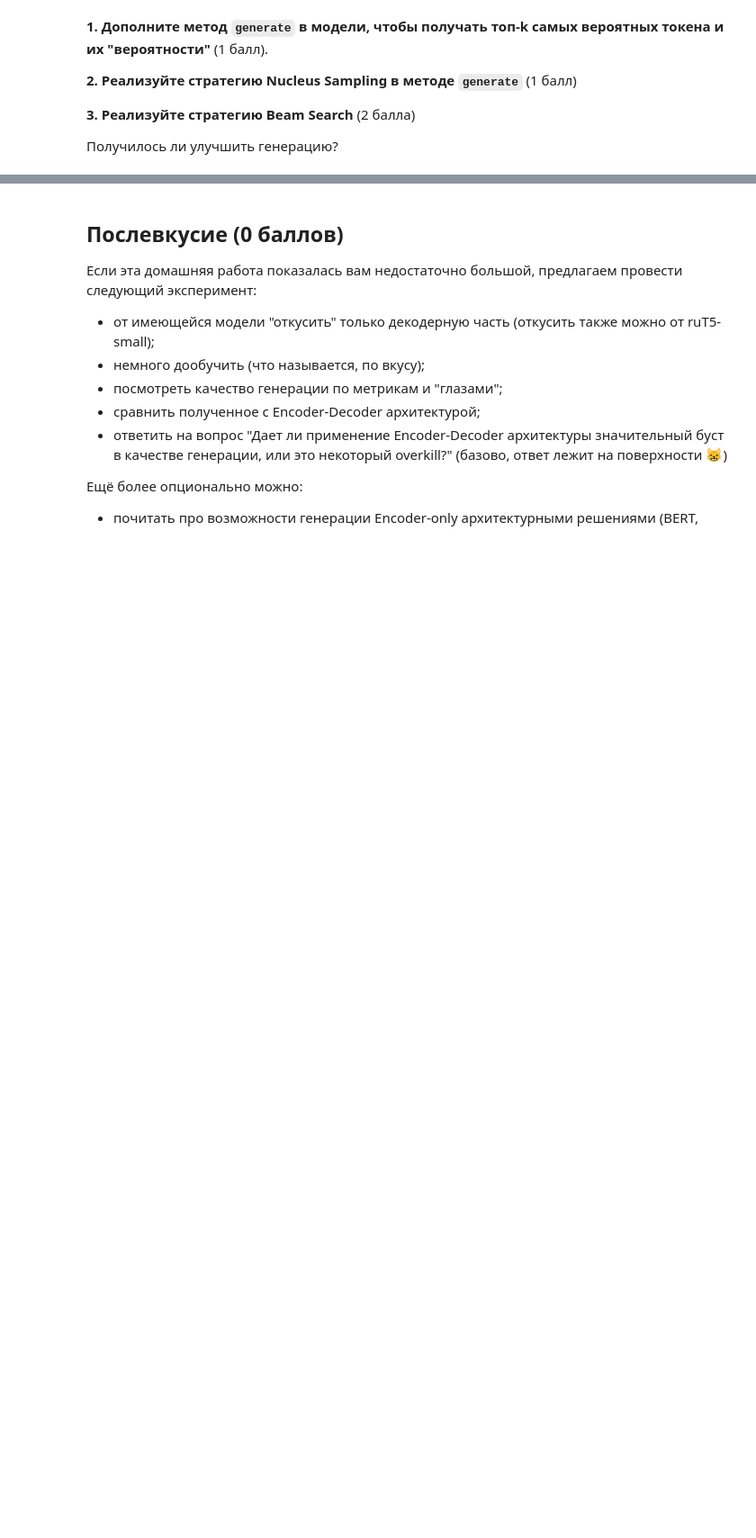
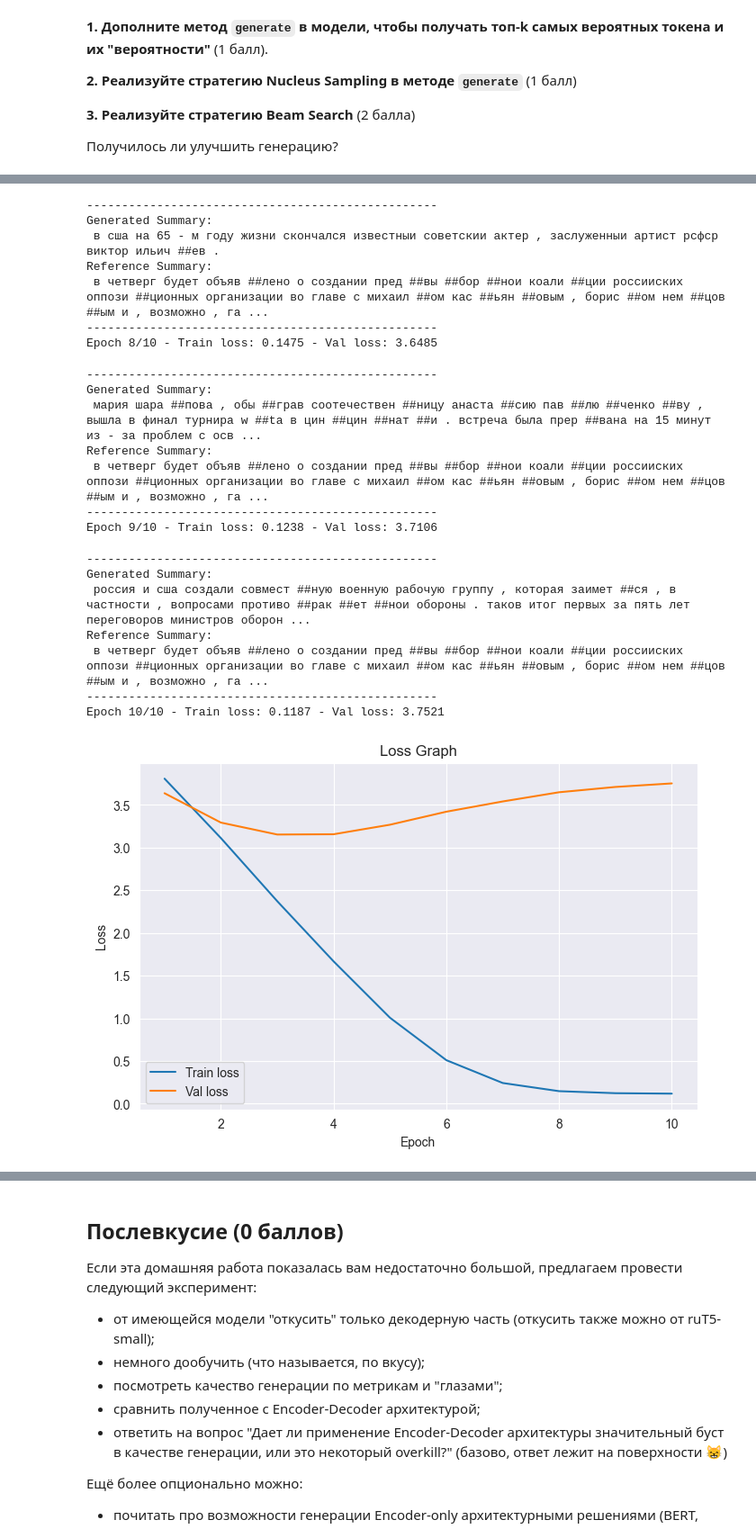
Before and after one commit to Pixel-Pirate-Coder/HW1_Gen, a Jupyter notebook: HW_1 Gen Vasilenko P.O.ipynb, the cells around one changed output, grey strips where cells are left out. Shown: that part at 90% size. Saved outputs shown, nothing was run; the diff lists cells and outputs as text; code cells hidden in the pictures; blank space fills up the shorter version.

```diff
--- a/HW_1 Gen Vasilenko P.O.ipynb
+++ b/HW_1 Gen Vasilenko P.O.ipynb
@@ -831,12 +839,4 @@ tokenizer.save_pretrained("./bert_tokenizer")
 # %%
-from transformers import AutoTokenizer
-
-model_name = 'deepvk/bert-base-uncased'
-model = BertSummarizer(bert_model_name=model_name)
-model.load_state_dict(torch.load('./bert.pth', weights_only=True))
-model.eval()
-tokenizer = AutoTokenizer.from_pretrained("./trained_model_bert_tokenizer")
-
 eval_data_sample = next(iter(eval_dataloader))
 generated_summary = model.generate(eval_data_sample["text_tokenized"]["input_ids"][:1].to("cuda"), eval_data_sample["text_tokenized"]["attention_mask"][:1].to("cuda"), tokenizer)
-reference_summary = eval_data_sample["summary"][:1]
+reference_summary = eval_data_sample["summary"][:1][0]
@@ -850,16 +851,17 @@ reference_summary = eval_data_sample["summary"][:1]
 # %%
-!pip install sentencepiece
 from transformers import MT5ForConditionalGeneration, MT5Tokenizer
+import torch
 
-model_name_mt5 = "cointegrated/rut5-small"  # Make sure this model is indeed an mT5 model
+model_name_mt5 = "cointegrated/rut5-small"
 model_mt5 = MT5ForConditionalGeneration.from_pretrained(model_name_mt5)
 tokenizer_mt5 = MT5Tokenizer.from_pretrained(model_name_mt5)
-model_mt5 = model_mt5.to("cuda")
+device = torch.device('cuda' if torch.cuda.is_available() else 'cpu')
+model_mt5 = model_mt5.to(device)
 
-input_text = f"Суммаризируй: {reference_summary}"
+text = eval_data_sample["text"][:1][0]
+input_text = f"Суммаризируй: {text}"
 
-input_ids = tokenizer(input_text, return_tensors="pt").input_ids
+input_ids = tokenizer_mt5(input_text, return_tensors="pt").input_ids.to(device)
 output = model_mt5.generate(input_ids, max_length=100, num_beams=4, early_stopping=True)
+
 summary_t5 = tokenizer_mt5.decode(output[0], skip_special_tokens=True)
-
-print("Generated summary rut5:", summary_t5)
@@ -903,0 +1144,6 @@ evaluation(model, tokenizer, generated_summary, reference_summary)
+# %%
+# Инициализируем нашу модель и посморим на ее архитектруру
+
+model_beam = BeamBertSummarizer(bert_model_name=model_name)
+model_beam = model_beam.to('cuda')
+model_beam
@@ -903,0 +1168,5 @@ evaluation(model, tokenizer, generated_summary, reference_summary)
+# %%
+learning_rate = 3e-4
+optimizer = torch.optim.AdamW(model_beam.parameters(), lr=learning_rate)
+train(model_beam, 10, optimizer, F.cross_entropy, train_dataloader, eval_dataloader, tokenizer)
+# %% [output]
@@ -903,0 +1222,22 @@ evaluation(model, tokenizer, generated_summary, reference_summary)
+--------------------------------------------------
+Generated Summary:
+ в сша на 65 - м году жизни скончался известныи советскии актер , заслуженныи артист рсфср виктор ильич ##ев .
+Reference Summary:
+ в четверг будет объяв ##лено о создании пред ##вы ##бор ##нои коали ##ции россииских оппози ##ционных организации во главе с михаил ##ом кас ##ьян ##овым , борис ##ом нем ##цов ##ым и , возможно , га ...
+--------------------------------------------------
+Epoch 8/10 - Train loss: 0.1475 - Val loss: 3.6485
+--------------------------------------------------
+Generated Summary:
+ мария шара ##пова , обы ##грав соотечествен ##ницу анаста ##сию пав ##лю ##ченко ##ву , вышла в финал турнира w ##ta в цин ##цин ##нат ##и . встреча была прер ##вана на 15 минут из - за проблем с осв ...
+Reference Summary:
+ в четверг будет объяв ##лено о создании пред ##вы ##бор ##нои коали ##ции россииских оппози ##ционных организации во главе с михаил ##ом кас ##ьян ##овым , борис ##ом нем ##цов ##ым и , возможно , га ...
+--------------------------------------------------
+Epoch 9/10 - Train loss: 0.1238 - Val loss: 3.7106
+--------------------------------------------------
+Generated Summary:
+ россия и сша создали совмест ##ную военную рабочую группу , которая заимет ##ся , в частности , вопросами противо ##рак ##ет ##нои обороны . таков итог первых за пять лет переговоров министров оборон ...
+Reference Summary:
+ в четверг будет объяв ##лено о создании пред ##вы ##бор ##нои коали ##ции россииских оппози ##ционных организации во главе с михаил ##ом кас ##ьян ##овым , борис ##ом нем ##цов ##ым и , возможно , га ...
+--------------------------------------------------
+Epoch 10/10 - Train loss: 0.1187 - Val loss: 3.7521
+[figure, added]
```
Also changed, not shown: parts of 30 cells of this notebook.
